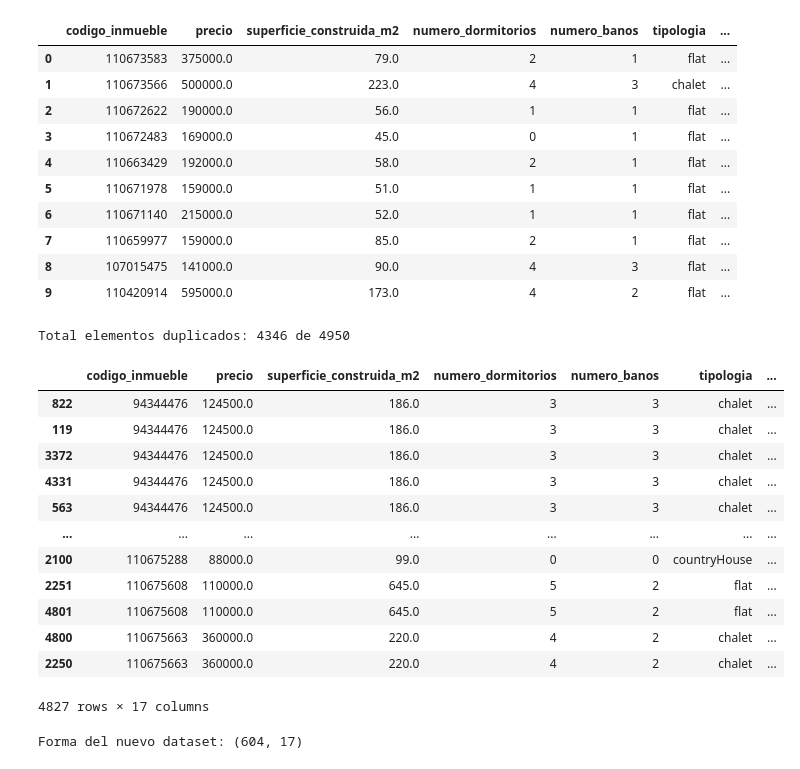
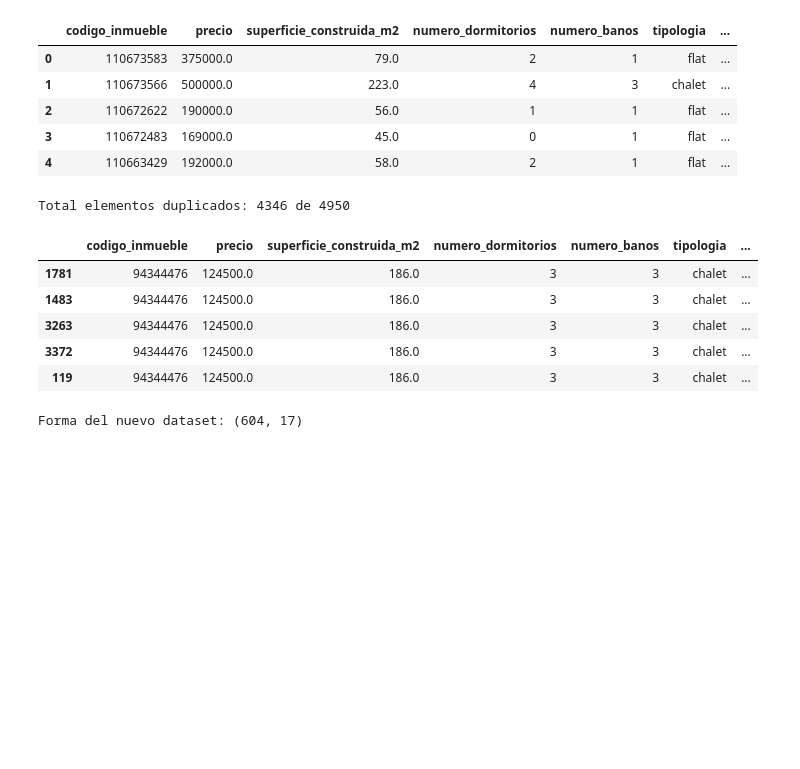
Before and after one commit to sitomachu/bezanillasl, a Jupyter notebook: notebooks/idealistaAPI_data_rent.ipynb, the cells around one changed output. Cells and saved outputs as stored; diff of their text form; code cells hidden in the pictures; blank space fills up the shorter version.

```diff
--- a/notebooks/idealistaAPI_data_rent.ipynb
+++ b/notebooks/idealistaAPI_data_rent.ipynb
@@ -68,7 +79,7 @@ columnas_espanol = {
 }
 
 df_es = df_reduced.rename(columns = columnas_espanol).copy()
-df_es.head(10)
+df_es.head()
 # %% [output]
 |  | codigo_inmueble | precio | superficie_construida_m2 | numero_dormitorios | numero_banos | tipologia | ... |
 | 0 | 110673583 | 375000.0 | 79.0 | 2 | 1 | flat | ... |
@@ -76,29 +87,17 @@ df_es.head(10)
 | 2 | 110672622 | 190000.0 | 56.0 | 1 | 1 | flat | ... |
 | 3 | 110672483 | 169000.0 | 45.0 | 0 | 1 | flat | ... |
 | 4 | 110663429 | 192000.0 | 58.0 | 2 | 1 | flat | ... |
-| 5 | 110671978 | 159000.0 | 51.0 | 1 | 1 | flat | ... |
-| 6 | 110671140 | 215000.0 | 52.0 | 1 | 1 | flat | ... |
-| 7 | 110659977 | 159000.0 | 85.0 | 2 | 1 | flat | ... |
-| 8 | 107015475 | 141000.0 | 90.0 | 4 | 3 | flat | ... |
-| 9 | 110420914 | 595000.0 | 173.0 | 4 | 2 | flat | ... |
 # %%
 print(f"Total elementos duplicados: {df_es['codigo_inmueble'].duplicated().sum()} de {len(df_es)}")
-df_es[df_es['codigo_inmueble'].duplicated(keep=False)].sort_values("codigo_inmueble")
+df_es[df_es['codigo_inmueble'].duplicated(keep=False)].sort_values("codigo_inmueble").head()
 # %% [output]
 Total elementos duplicados: 4346 de 4950
 |  | codigo_inmueble | precio | superficie_construida_m2 | numero_dormitorios | numero_banos | tipologia | ... |
-| 822 | 94344476 | 124500.0 | 186.0 | 3 | 3 | chalet | ... |
+| 1781 | 94344476 | 124500.0 | 186.0 | 3 | 3 | chalet | ... |
+| 1483 | 94344476 | 124500.0 | 186.0 | 3 | 3 | chalet | ... |
+| 3263 | 94344476 | 124500.0 | 186.0 | 3 | 3 | chalet | ... |
+| 3372 | 94344476 | 124500.0 | 186.0 | 3 | 3 | chalet | ... |
 | 119 | 94344476 | 124500.0 | 186.0 | 3 | 3 | chalet | ... |
-| 3372 | 94344476 | 124500.0 | 186.0 | 3 | 3 | chalet | ... |
-| 4331 | 94344476 | 124500.0 | 186.0 | 3 | 3 | chalet | ... |
-| 563 | 94344476 | 124500.0 | 186.0 | 3 | 3 | chalet | ... |
-| ... | ... | ... | ... | ... | ... | ... | ... |
-| 2100 | 110675288 | 88000.0 | 99.0 | 0 | 0 | countryHouse | ... |
-| 2251 | 110675608 | 110000.0 | 645.0 | 5 | 2 | flat | ... |
-| 4801 | 110675608 | 110000.0 | 645.0 | 5 | 2 | flat | ... |
-| 4800 | 110675663 | 360000.0 | 220.0 | 4 | 2 | chalet | ... |
-| 2250 | 110675663 | 360000.0 | 220.0 | 4 | 2 | chalet | ... |
-4827 rows × 17 columns
 # %%
 df_clean = df_es.drop_duplicates(subset="codigo_inmueble", keep="first").copy()
 print(f"Forma del nuevo dataset: {df_clean.shape}")
```
Also changed, not shown: parts of 3 cells of this notebook, 4 other files.
